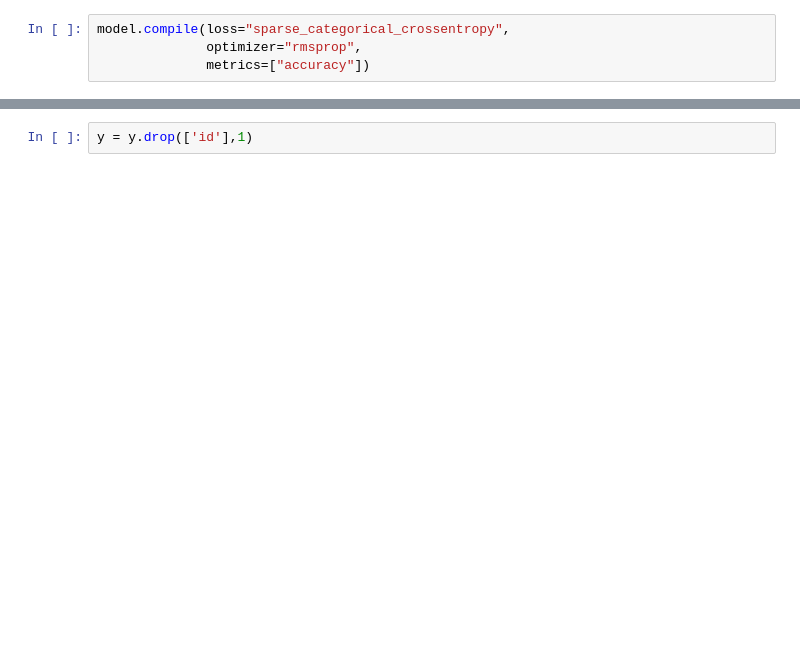
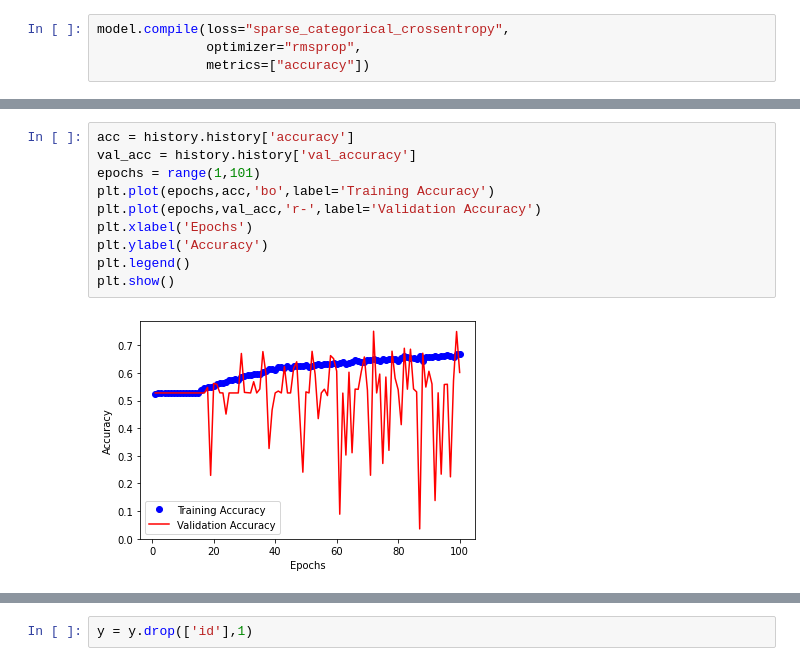
Before and after one commit to SoMuchSerenity/Deep-Learning, a Jupyter notebook: Assignment2.ipynb, the cells around one changed output, grey strips where cells are left out. Drawn from its saved outputs; the diff is of its cells as text; blank space fills up the shorter version.

```diff
--- a/Assignment2.ipynb
+++ b/Assignment2.ipynb
@@ -114,0 +184,12 @@ InvalidArgumentError: ignored
+# %%
+acc = history.history['accuracy']
+val_acc = history.history['val_accuracy']
+epochs = range(1,101)
+plt.plot(epochs,acc,'bo',label='Training Accuracy')
+plt.plot(epochs,val_acc,'r-',label='Validation Accuracy')
+plt.xlabel('Epochs')
+plt.ylabel('Accuracy')
+plt.legend()
+plt.show()
+# %% [output]
+[figure, added]
```
Also changed, not shown: parts of 34 cells of this notebook.
